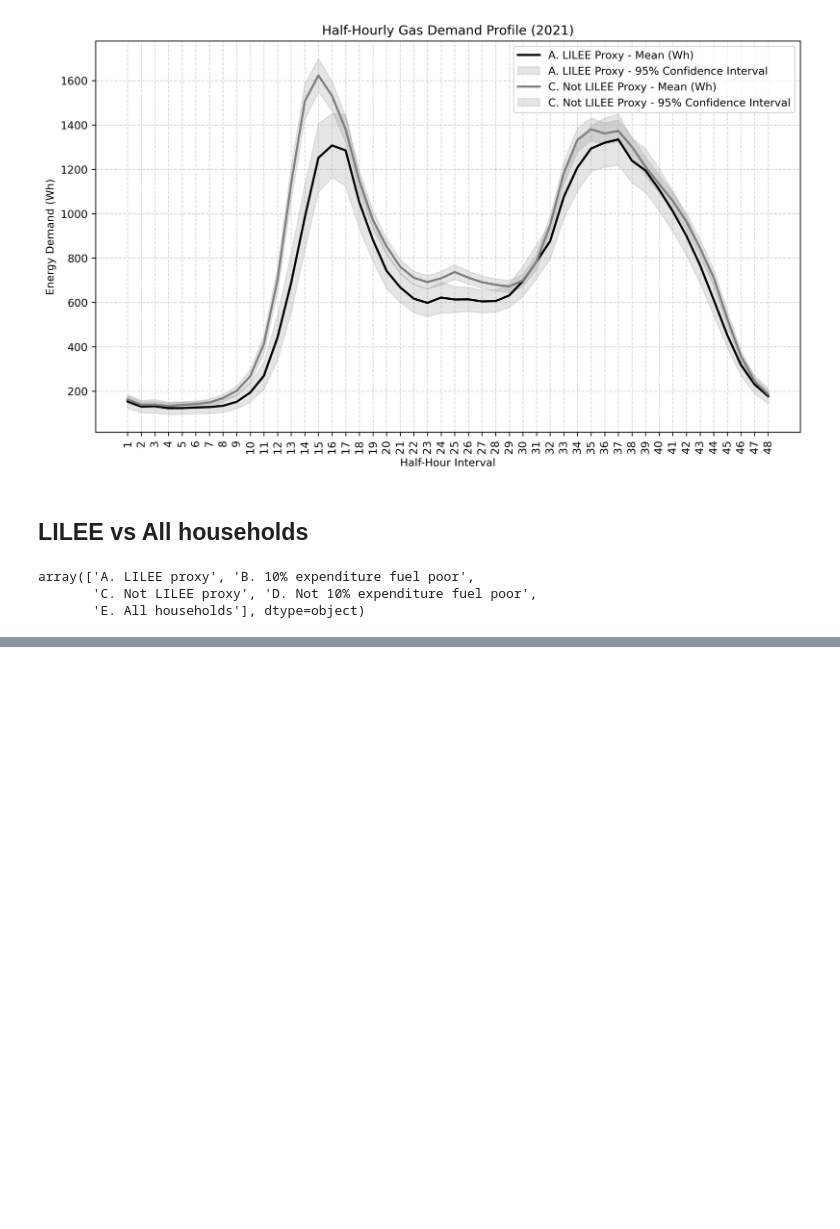
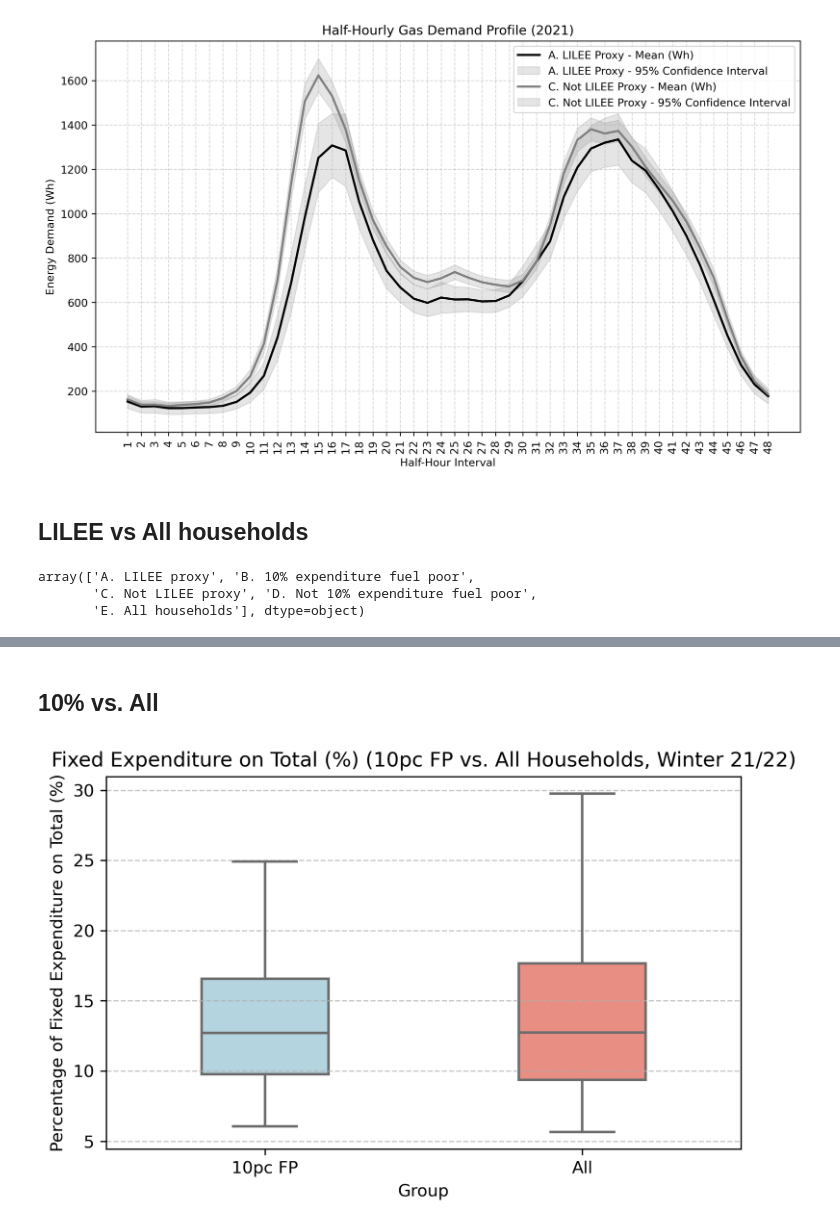
Before and after one commit to lin-zheng-uk/CFP_data_analysis, a Jupyter notebook: data_analysis.ipynb, the cells around one changed output, grey strips where cells are left out. Cells and saved outputs as stored; diff of their text form; code cells hidden in the pictures; blank space fills up the shorter version.

```diff
--- a/data_analysis.ipynb
+++ b/data_analysis.ipynb
@@ -274,0 +438,40 @@ plt.show()
+# %% [markdown]
+## 10% vs. All
+# %%
+# weighted_mean_total_fixed_expenditure_pc_total
+
+data = df.copy()
+
+# Filter for 'A. LILEE proxy' and 'All households'
+filtered_data = data.loc[
+    (data['Period'].isin(['Winter 2021-2022'])) &
+    (data['Primary classification'].isin(['B. 10% expenditure fuel poor' , 'E. All households'])) &
+    (data['Secondary classification variable'] == 'All households') &
+    (data['Variable'] == 'weighted_mean_total_fixed_expenditure_pc_total') &
+    (data['Statistic'].str.contains('quantile'))
+]
+
+# Extract the interval index from the 'Variable' column
+filtered_data = filtered_data.copy()  # Avoid SettingWithCopyWarning
+
+# Filter the data for relevant quantiles (5th, 25th, 50th, 75th, 95th)
+quantile_data = filtered_data[filtered_data['Statistic'].isin(['quantile_5', 'quantile_25', 'quantile_50', 'quantile_75', 'quantile_95'])]
+
+# Replace long names with short labels for clarity
+quantile_data['Primary classification'] = quantile_data['Primary classification'].replace(
+    {'B. 10% expenditure fuel poor': '10pc FP', 'E. All households': 'All'}
+)
+
+# Create the box plot
+plt.figure(figsize=(6, 4), dpi=300)
+sns.boxplot(data=quantile_data, x='Primary classification', y='Value', palette=['lightblue', 'salmon'],width=0.4,color=['lightblue', 'salmon'])
+
+# Add labels and title
+plt.title("Fixed Expenditure on Total (%) (10pc FP vs. All Households, Winter 21/22)")
+plt.xlabel("Group")
+plt.ylabel("Percentage of Fixed Expenditure on Total (%)")
+plt.grid(axis='y', linestyle='--', alpha=0.7)
+plt.tight_layout()
+plt.show()
+# %% [output]
+[figure, added]
```
Also changed, not shown: parts of 8 cells of this notebook, 1 other file.
